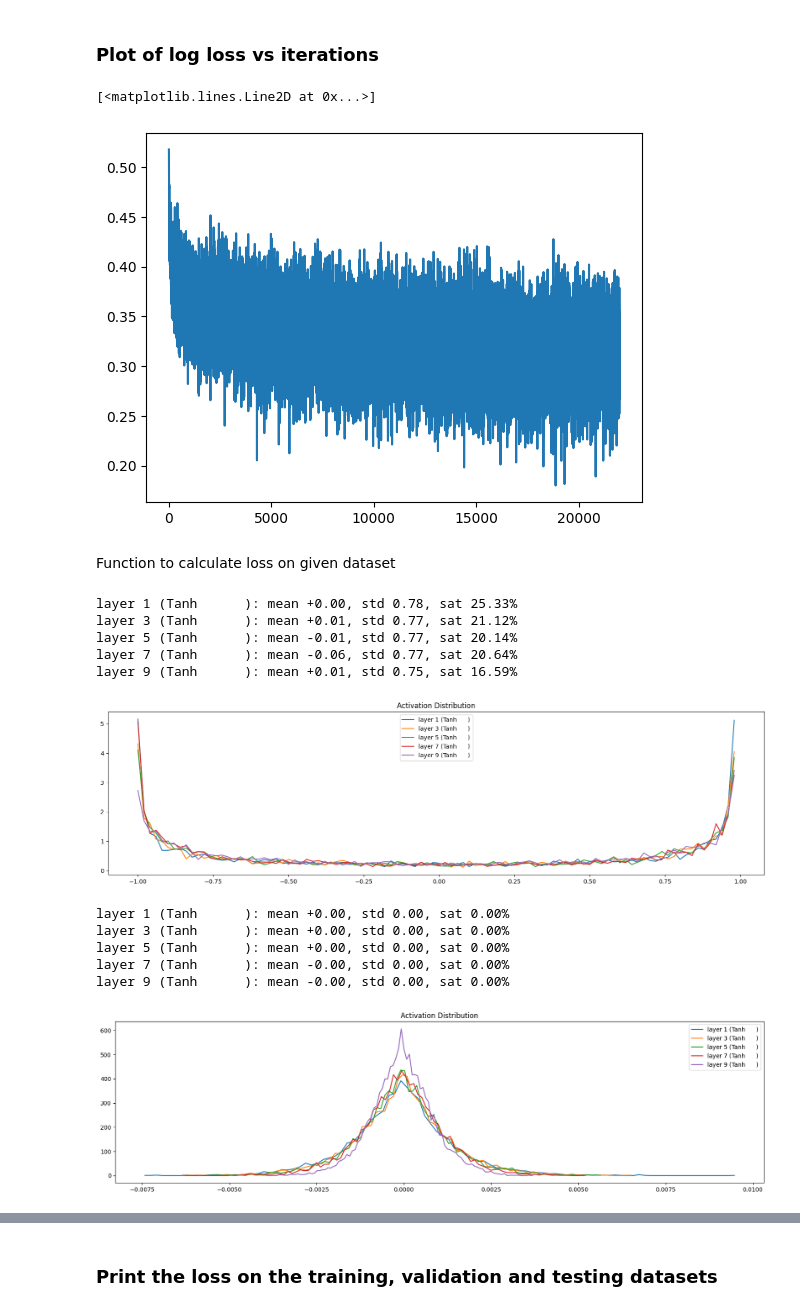
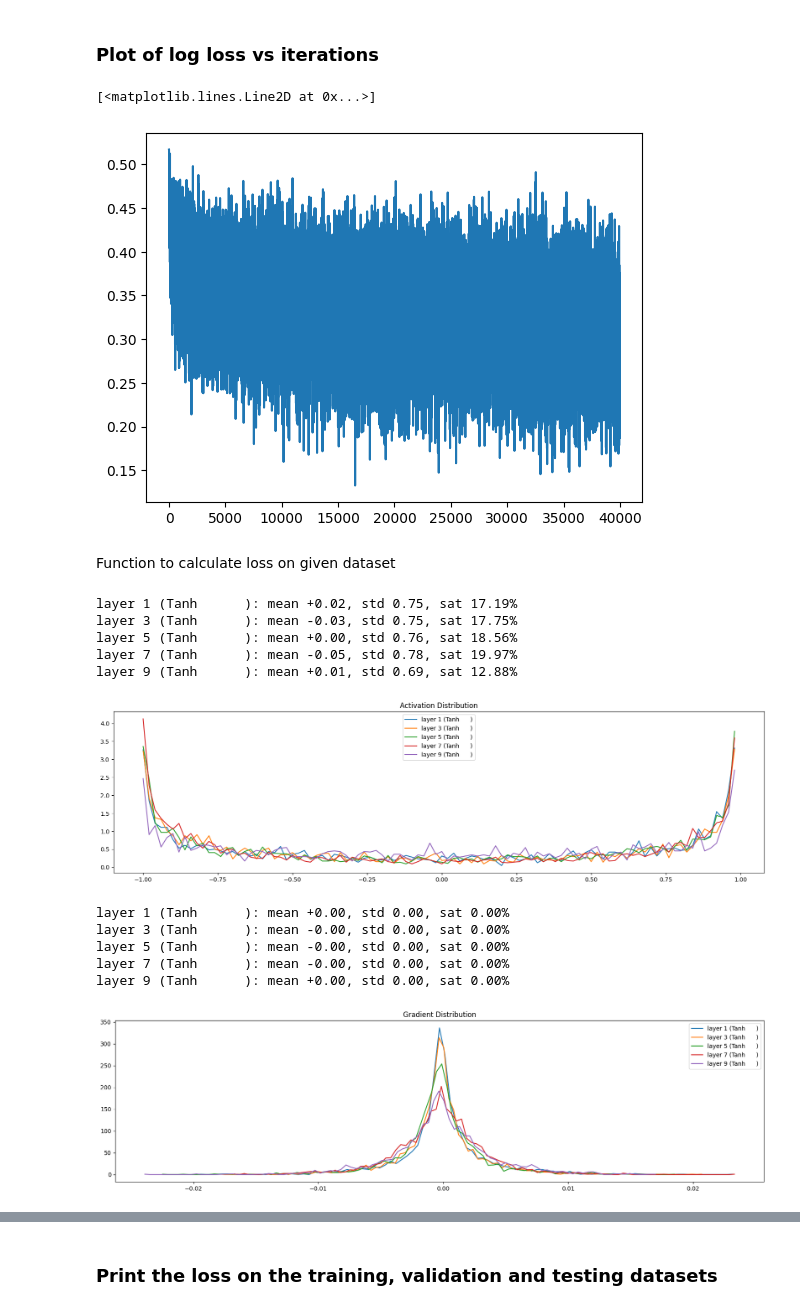
Before and after one commit to crpatil1901/NLPfun, a Jupyter notebook: ramilo torch.ipynb, the cells around one changed output, grey strips where cells are left out. Saved outputs shown, nothing was run; the diff lists cells and outputs as text; code cells hidden in the pictures.

Commit message:
[fix] - incorrect distributions

```diff
--- a/ramilo torch.ipynb
+++ b/ramilo torch.ipynb
@@ -161,7 +161,7 @@ with torch.no_grad():
     # apply gain to all other layers
     for layer in layers[:-1]:
         if isinstance(layer, Linear):
-            layer.weights *= 5/3
+            layer.weights *= 1.0
 
 parameters = [C] + [p for layer in layers for p in layer.parameters()]
 print(sum(p.nelement() for p in parameters)) # print total params
@@ -171,12 +171,13 @@ for p in parameters:
 46497
 # %%
 losstrn = []
+ud = []
 # %%
-nitr = 20000
+nitr = 40000
 lrs = torch.linspace(0.1, 0.001, nitr)
 for g in range(nitr):
     # make minibatch
-    ix = torch.randint(0, Xtrn.shape[0], (64,))
+    ix = torch.randint(0, Xtrn.shape[0], (32,))
     Xb, Yb = Xtrn[ix], Ytrn[ix] # X,Y batch
 
     # forward pass
@@ -204,4 +205,6 @@ for g in range(nitr):
     if g % 10000 == 0:
         print(f'{g:7d} of {nitr:7d}: {loss.item():.4f}')
     losstrn.append(loss.log10().item())
+    with torch.no_grad():
+        ud.append([(lr * p.grad.std() / p.data.std()).log10().item() for p in parameters])
 # %% [output]
@@ -213,7 +218,7 @@ for g in range(nitr):
 plt.plot(losstrn)
 # %% [output]
 [<matplotlib.lines.Line2D at 0x...>]
-[figure, old version]
+[figure, new version]
 # %% [markdown]
 Function to calculate loss on given dataset
 # %%
@@ -240,30 +245,30 @@ plt.legend(legends)
 plt.title('Activation Distribution')
 plt.show()
 # %% [output]
-layer 1 (Tanh      ): mean +0.00, std 0.78, sat 25.33%
-layer 3 (Tanh      ): mean +0.01, std 0.77, sat 21.12%
-layer 5 (Tanh      ): mean -0.01, std 0.77, sat 20.14%
-layer 7 (Tanh      ): mean -0.06, std 0.77, sat 20.64%
-layer 9 (Tanh      ): mean +0.01, std 0.75, sat 16.59%
+layer 1 (Tanh      ): mean +0.02, std 0.75, sat 17.19%
+layer 3 (Tanh      ): mean -0.03, std 0.75, sat 17.75%
+layer 5 (Tanh      ): mean +0.00, std 0.76, sat 18.56%
+layer 7 (Tanh      ): mean -0.05, std 0.78, sat 19.97%
+layer 9 (Tanh      ): mean +0.01, std 0.69, sat 12.88%
-[figure, old version]
+[figure, new version]
 # %%
 plt.figure(figsize=(20, 5))
 legends = []
 for i, layer in enumerate(layers[:-1]):
     if isinstance(layer, Tanh):
         t = layer.out.grad
-        print(f'layer {i} ({layer.__class__.__name__:10s}): mean {t.mean():+.2f}, std {t.std():.2f}, sat {(t.abs() > 0.97).float().mean()*100:.2f}%')
+        print(f'layer {i} ({layer.__class__.__name__:10s}): mean {t.mean():+.2f}, std {t.std():.2f}, sat {(t.abs() > 0.99).float().mean()*100:.2f}%')
         hy, hx = torch.histogram(t, density=True)
         plt.plot(hx[:-1].detach(), hy.detach())
         legends.append(f'layer {i} ({layer.__class__.__name__:10s})')
 
 plt.legend(legends)
-plt.title('Activation Distribution')
+plt.title('Gradient Distribution')
 plt.show()
 # %% [output]
 layer 1 (Tanh      ): mean +0.00, std 0.00, sat 0.00%
-layer 3 (Tanh      ): mean +0.00, std 0.00, sat 0.00%
-layer 5 (Tanh      ): mean +0.00, std 0.00, sat 0.00%
+layer 3 (Tanh      ): mean -0.00, std 0.00, sat 0.00%
+layer 5 (Tanh      ): mean -0.00, std 0.00, sat 0.00%
 layer 7 (Tanh      ): mean -0.00, std 0.00, sat 0.00%
-layer 9 (Tanh      ): mean -0.00, std 0.00, sat 0.00%
+layer 9 (Tanh      ): mean +0.00, std 0.00, sat 0.00%
-[figure, old version]
+[figure, new version]
```
Also changed, not shown: parts of 4 cells of this notebook.
